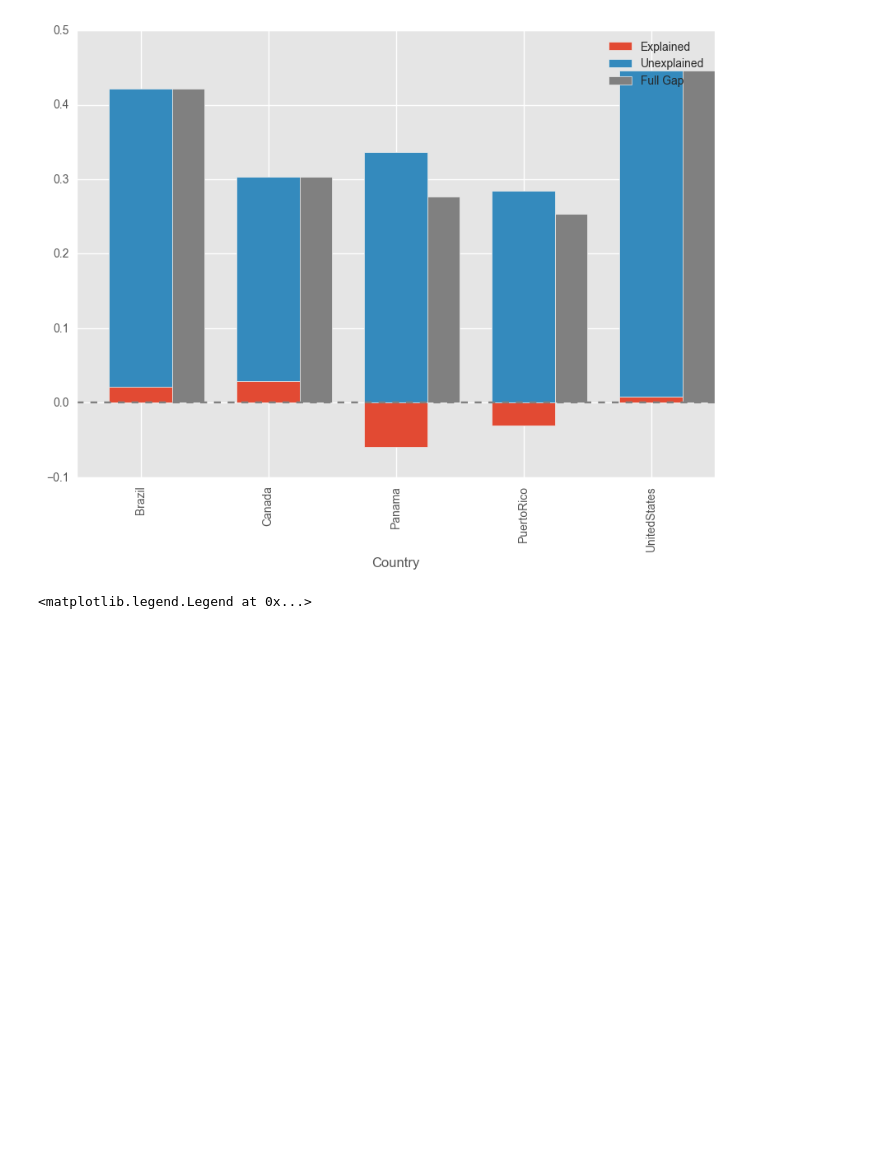
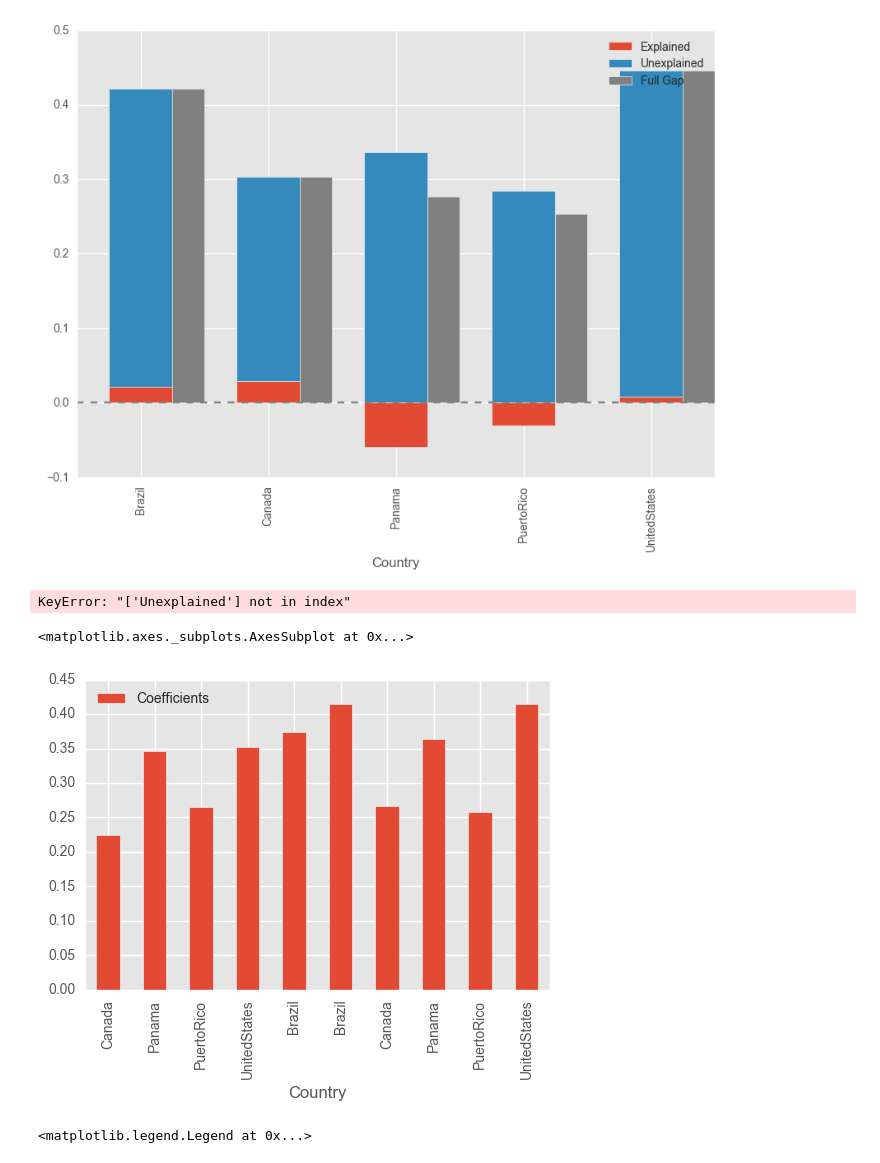
Before and after one commit to chrisdfong/Gender-Pay-Gap-Analysis, a Jupyter notebook: Project.ipynb, the cells around one changed output. Cells and saved outputs as stored; diff of their text form; code cells hidden in the pictures; blank space fills up the shorter version.

Commit message:
more graphs

```diff
--- a/Project.ipynb
+++ b/Project.ipynb
@@ -559,6 +547,22 @@ plt.legend()
 # %% [output]
 <matplotlib.legend.Legend at 0x...>
 [figure]
+# %%
+three_fold[['Unexplained']].plot.bar(figsize=(10,7))
+two_fold_no_industry[['Unexplained']].plot.bar(figsize=(10,7))
+
+plt.bar(plt.xticks()[0]+.25, two_fold_no_industry['Gap'], width=.25, color='grey', label='Full Gap')
+
+plt.legend()
+
+three_fold.append(three_fold_no_industry)[['Coefficients']].sort_index().plot(kind='bar')
+# %% [output]
+KeyError: "['Unexplained'] not in index"
+# %%
+three_fold.append(three_fold_no_industry)[['Coefficients']].plot(kind='bar')
+# %% [output]
+<matplotlib.axes._subplots.AxesSubplot at 0x...>
+[figure, added]
 # %%
 three_fold_no_industry = pd.read_csv('three_fold_no_industry.csv')
 three_fold_no_industry.index = three_fold_no_industry['Country']
```
Also changed, not shown: parts of 4 cells of this notebook.
